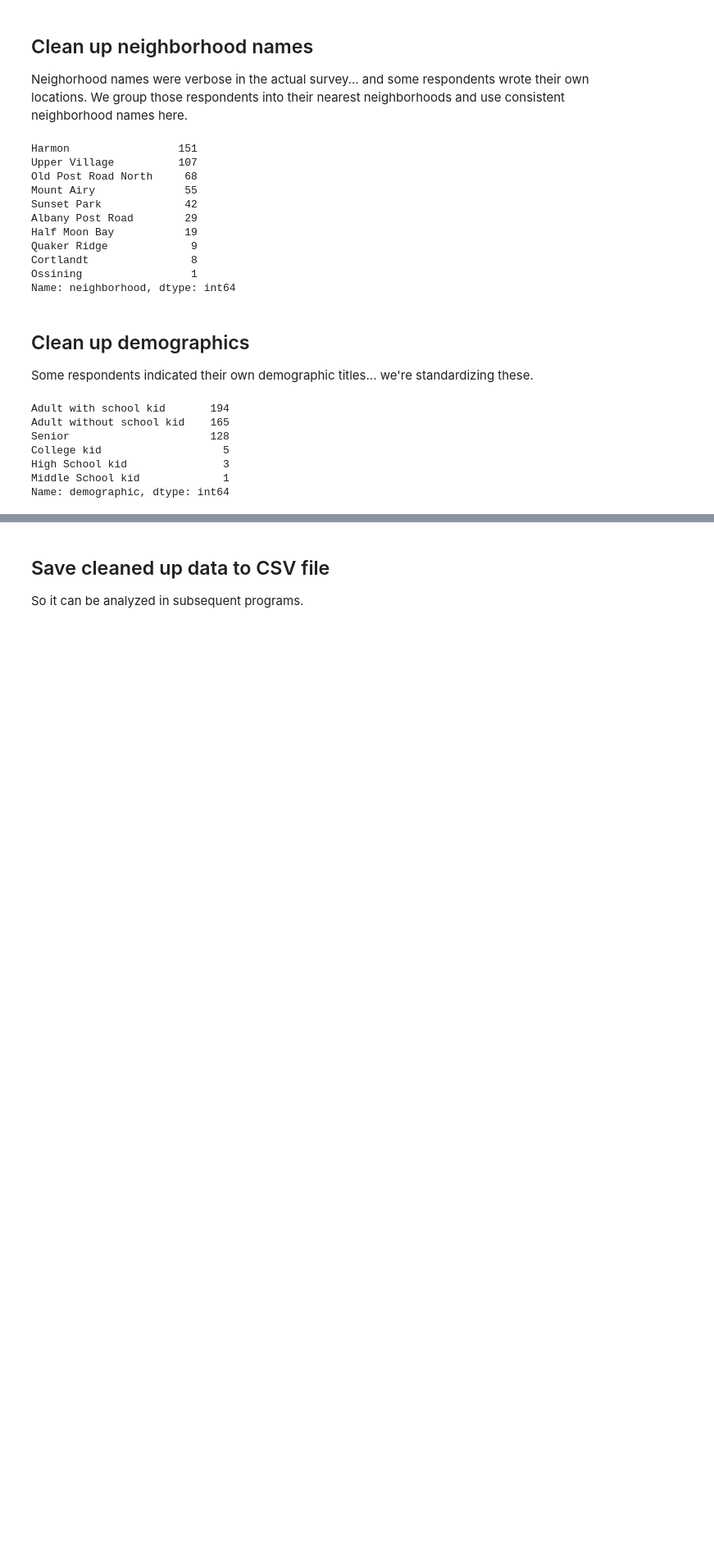
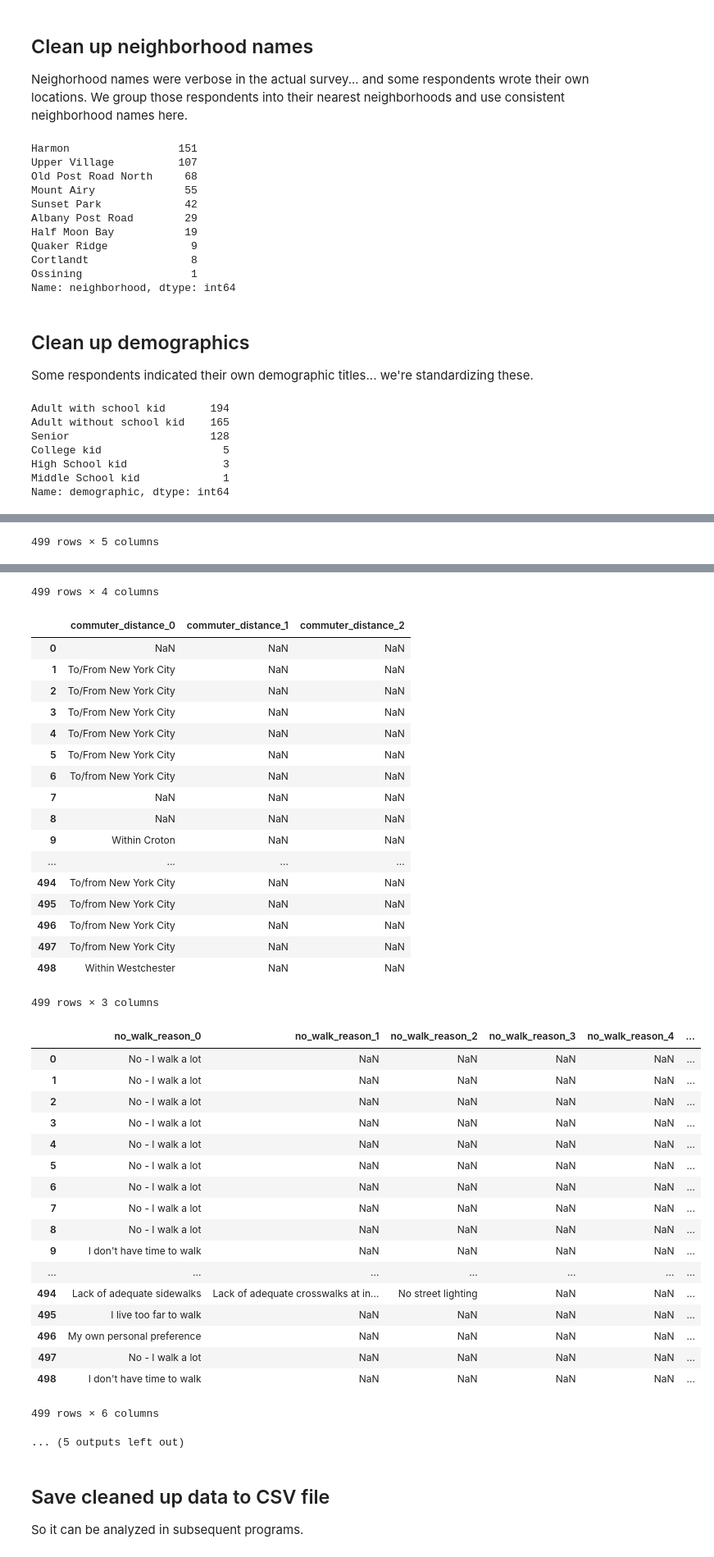
Before and after one commit to croton-on-hudson/bicycle-pedestrian-committee, a Jupyter notebook: survey/analysis/cleanup.ipynb, the cells around one changed output, grey strips where cells are left out. Shown at 82% size. Saved outputs shown, nothing was run; the diff lists cells and outputs as text; code cells hidden in the pictures; blank space fills up the shorter version.

```diff
--- a/survey/analysis/cleanup.ipynb
+++ b/survey/analysis/cleanup.ipynb
@@ -146,0 +149,41 @@ Name: demographic, dtype: int64
+# %%
+# get a dataframe with each school in its own column, and 0 or 1 as the values indicating which row indicated that school
+#df2 = df[pd.notnull(df['schools'])]
+#df3 = df2['schools'].str.get_dummies(sep=', ')
+#for column in df3:
+#    column = column.strip() #remove whitespace
+#df3
+
+# split a column with comma-separated values into separate columns
+def breakout_comma_separated_values(old_column_name):
+    # expand comma-separated values in the column into their own dataframe with multiple columns for each value
+    df[old_column_name] = df[old_column_name].str.split(', ') #split by comma into a list
+    series = df[old_column_name].apply(pd.Series) # convert each list into a series
+
+    # rename each variable with a prefixed column name in a new dataframe
+    new_df = series.rename(columns = lambda x : old_column_name + '_' + str(x))
+
+    # return the new dataframe
+    return new_df
+
+
+# try it out
+fields = [ 'schools', 'child_drive_reason', 'child_no_walk_reason', 'child_no_bike_reason', 'commuter_distance', 'no_walk_reason', 'no_bike_reason', 'drive_reason' ]
+#fields = ['schools']
+
+for column_name in fields:
+
+    # split up the column into multiple columns
+    df2 = breakout_comma_separated_values(column_name)
+
+    # join the new dataframe to the original dataframe
+    df = pd.concat([df[:], df2[:]], axis=1)
+
+    # delete the original column from the original dataframe
+    del df[column_name]
+
+    display(df2)
+
+column_names = [c for c in df]
+display(column_names)
+# %% [output]
@@ -146,0 +243 @@ Name: demographic, dtype: int64
+499 rows × 5 columns
@@ -147,3 +261,41 @@ Name: demographic, dtype: int64
+499 rows × 4 columns
+|  | commuter_distance_0 | commuter_distance_1 | commuter_distance_2 |
+| 0 | NaN | NaN | NaN |
+| 1 | To/From New York City | NaN | NaN |
+| 2 | To/From New York City | NaN | NaN |
+| 3 | To/From New York City | NaN | NaN |
+| 4 | To/From New York City | NaN | NaN |
+| 5 | To/From New York City | NaN | NaN |
+| 6 | To/from New York City | NaN | NaN |
+| 7 | NaN | NaN | NaN |
+| 8 | NaN | NaN | NaN |
+| 9 | Within Croton | NaN | NaN |
+| ... | ... | ... | ... |
+| 494 | To/from New York City | NaN | NaN |
+| 495 | To/from New York City | NaN | NaN |
+| 496 | To/from New York City | NaN | NaN |
+| 497 | To/from New York City | NaN | NaN |
+| 498 | Within Westchester | NaN | NaN |
+499 rows × 3 columns
+|  | no_walk_reason_0 | no_walk_reason_1 | no_walk_reason_2 | no_walk_reason_3 | no_walk_reason_4 | ... |
+| 0 | No - I walk a lot | NaN | NaN | NaN | NaN | ... |
+| 1 | No - I walk a lot | NaN | NaN | NaN | NaN | ... |
+| 2 | No - I walk a lot | NaN | NaN | NaN | NaN | ... |
+| 3 | No - I walk a lot | NaN | NaN | NaN | NaN | ... |
+| 4 | No - I walk a lot | NaN | NaN | NaN | NaN | ... |
+| 5 | No - I walk a lot | NaN | NaN | NaN | NaN | ... |
+| 6 | No - I walk a lot | NaN | NaN | NaN | NaN | ... |
+| 7 | No - I walk a lot | NaN | NaN | NaN | NaN | ... |
+| 8 | No - I walk a lot | NaN | NaN | NaN | NaN | ... |
+| 9 | I don't have time to walk | NaN | NaN | NaN | NaN | ... |
+| ... | ... | ... | ... | ... | ... | ... |
+| 494 | Lack of adequate sidewalks | Lack of adequate crosswalks at in... | No street lighting | NaN | NaN | ... |
+| 495 | I live too far to walk | NaN | NaN | NaN | NaN | ... |
+| 496 | My own personal preference | NaN | NaN | NaN | NaN | ... |
+| 497 | No - I walk a lot | NaN | NaN | NaN | NaN | ... |
+| 498 | I don't have time to walk | NaN | NaN | NaN | NaN | ... |
+499 rows × 6 columns
+... (5 outputs left out)
 # %% [markdown]
 ## Save cleaned up data to CSV file
 So it can be analyzed in subsequent programs.
```
Also changed, not shown: parts of 2 cells of this notebook, 1 other file.
